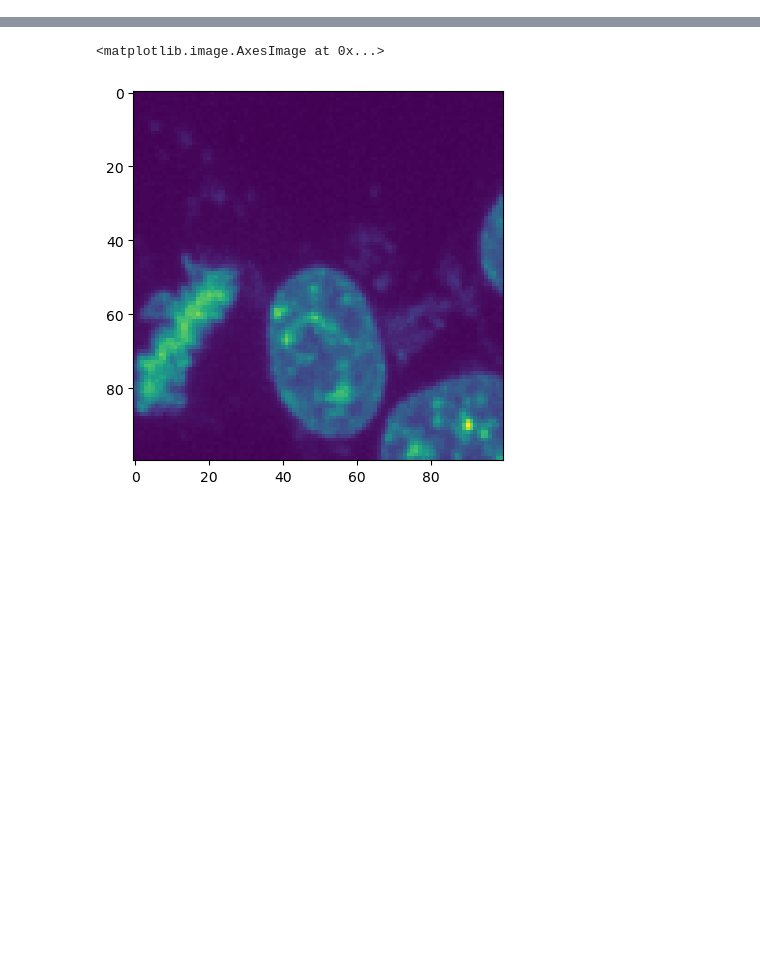
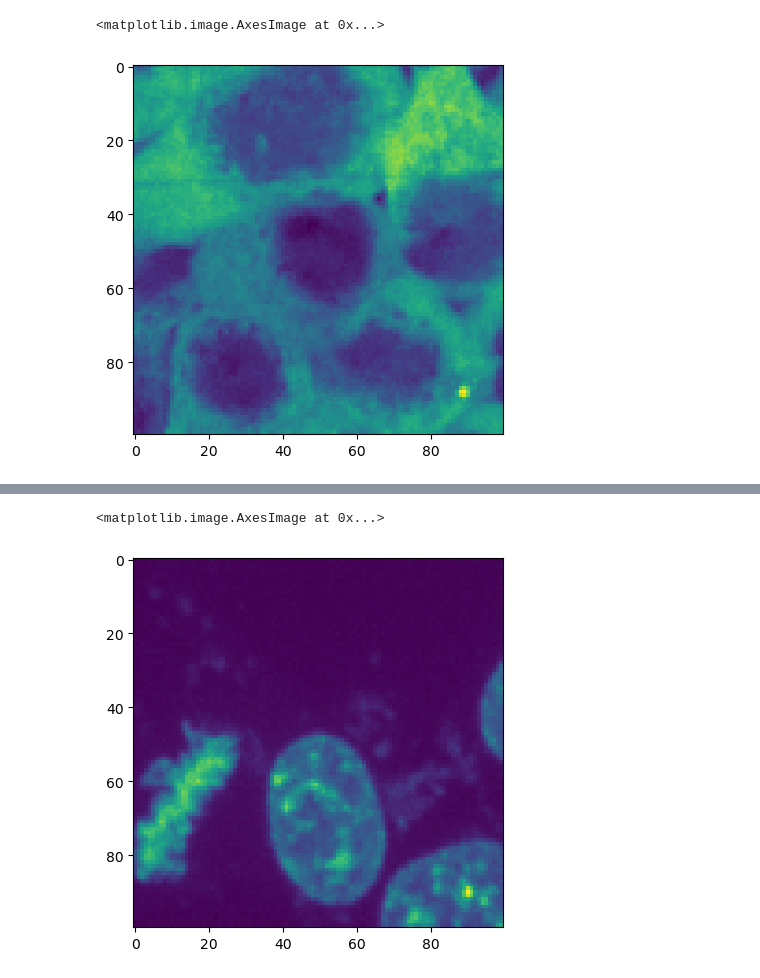
Before and after one commit to sofroniewn/proteoscope, a Jupyter notebook: notebooks/cytoself-2.ipynb, the cells around one changed output, grey strips where cells are left out. Cells and saved outputs as stored; diff of their text form; code cells hidden in the pictures; blank space fills up the shorter version.

```diff
--- a/notebooks/cytoself-2.ipynb
+++ b/notebooks/cytoself-2.ipynb
@@ -0,0 +1,34 @@
+# %%
+import hydra
+from glob import  glob
+from proteoscope.datamodule import ProteoscopeDataModule
+from proteoscope.cytoselfmodule import CytoselfLightningModule
+import numpy as np
+from omegaconf import OmegaConf
+
+
+BASE_DIR = "/home/ec2-user/outputs-proteoscope/2023-05-26/20-52-13"
+config_dir = BASE_DIR + "/.hydra"
+
+with hydra.initialize_config_dir(config_dir=config_dir):
+    config = hydra.compose(config_name="config", overrides=OmegaConf.load(config_dir + "/overrides.yaml"))
+
+    chkpts = glob(BASE_DIR + "/checkpoints/*.ckpt")
+    chkpts.sort()
+    chkpt = chkpts[-1]
+    print('   Using ', chkpt)
+
+
+    pdm = ProteoscopeDataModule(
+        images_path=config.data.images_path,
+        labels_path=config.data.labels_path,
+        batch_size=config.trainer.batch_size,
+        num_workers=config.trainer.num_workers,
+    )
+    pdm.setup()
+
+    clm = CytoselfLightningModule.load_from_checkpoint(
+        chkpt,
+        module_config=config.module,
+        num_class=pdm.num_class,
+    )
@@ -0,0 +41,9 @@
+# %%
+dl = pdm.val_dataloader()
+batch = next(iter(dl))
+# %%
+import matplotlib.pyplot as plt
+plt.imshow(batch['image'][2, 0])
+# %% [output]
+<matplotlib.image.AxesImage at 0x...>
+[figure, added]
```
Also changed, not shown: parts of 18 cells of this notebook, 2 other files.
